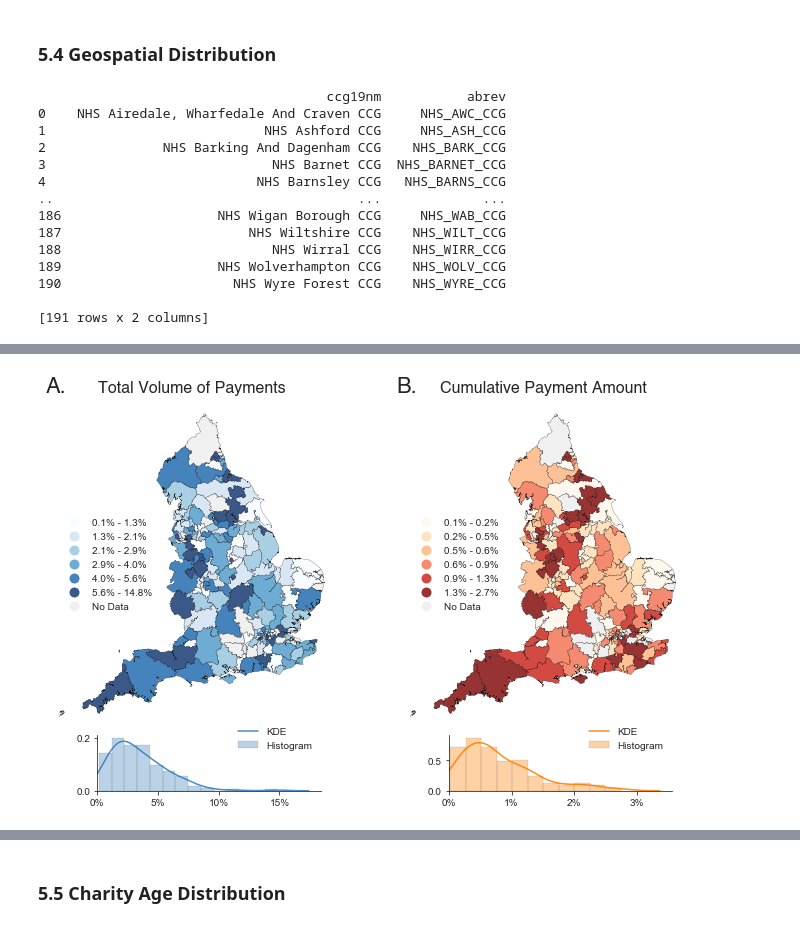
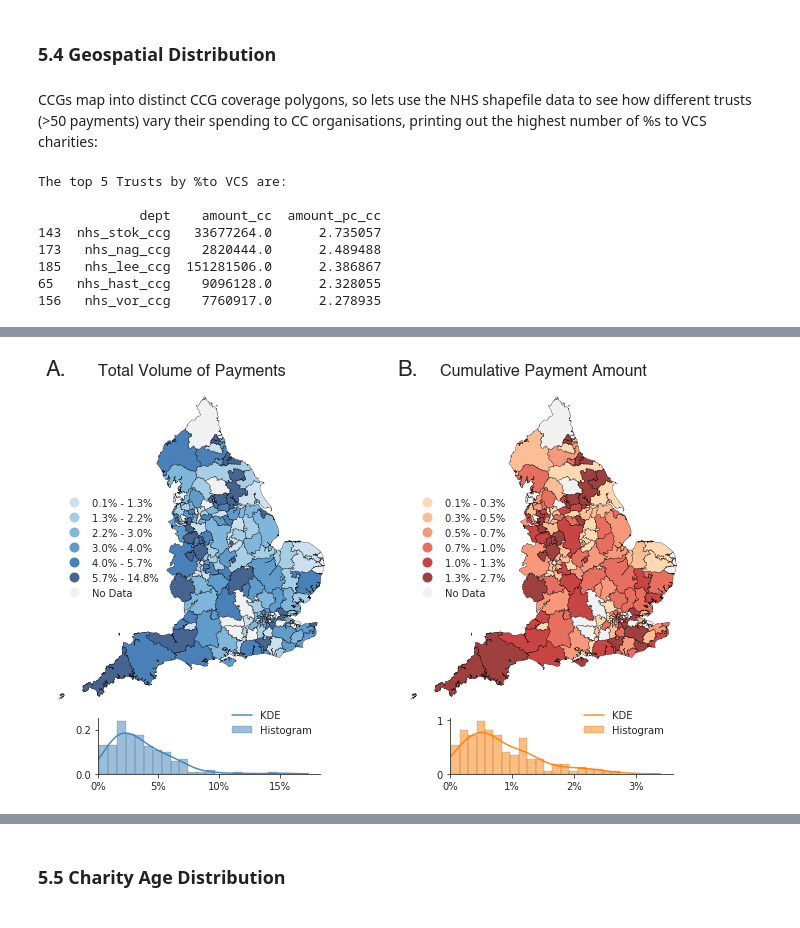
Before and after one commit to crahal/NHSSpend, a Jupyter notebook: src/analysis/charity_analysis_notebook.ipynb, the cells around one changed output, grey strips where cells are left out. Saved outputs shown, nothing was run; the diff lists cells and outputs as text; code cells hidden in the pictures.

```diff
--- a/src/analysis/charity_analysis_notebook.ipynb
+++ b/src/analysis/charity_analysis_notebook.ipynb
@@ -306,3 +171,0 @@ There are 371 normalised unique names on all 3
-# %%
-ccg_pay_df = ccg_pay_df[(ccg_pay_df['date'] > '2010-01-01') & (ccg_pay_df['date'] < '2020-04-01')]
-summarize_payments(ccg_pay_df, 'CCG')
@@ -382,0 +281,4 @@ plot_match_distribution(sup_df, trust_pay_df, figure_path, (12, 7))
+# %%
+pay_df_cc_ccg, cc_sup_ccg = build_charity_df(ccg_pay_df,
+                                             cc_name, icnpo_df, cc_fin, data_path)
+hide_toggle()
@@ -484,22 +503,19 @@ for column in ['verif_match', 'supplier']:
 # %% [markdown]
 ### 5.4 Geospatial Distribution
+# %% [markdown]
+CCGs map into distinct CCG coverage polygons, so lets use the NHS shapefile data to see how different trusts (>50 payments) vary their spending to CC organisations, printing out the highest number of %s to VCS charities:
 # %%
-ccg_merged = make_ccg_to_gdf(ccg_pay_df, pay_df_cc,
-                             support_path)
+ccg_merged = make_ccg_to_gdf(pd.concat([ccg_pay_df,trust_pay_df]),
+                             pay_df_cc_ccg, support_path)
 gdf=make_gdf(ccg_merged, shape_path, support_path)
-plot_choropleths(gdf, figure_path)
+plot_choropleths_ccg(gdf, figure_path)
+hide_toggle()
 # %% [output]
-                                     ccg19nm           abrev
-0    NHS Airedale, Wharfedale And Craven CCG     NHS_AWC_CCG
-1                            NHS Ashford CCG     NHS_ASH_CCG
-2               NHS Barking And Dagenham CCG    NHS_BARK_CCG
-3                             NHS Barnet CCG  NHS_BARNET_CCG
-4                           NHS Barnsley CCG   NHS_BARNS_CCG
-..                                       ...             ...
-186                    NHS Wigan Borough CCG     NHS_WAB_CCG
-187                        NHS Wiltshire CCG    NHS_WILT_CCG
-188                           NHS Wirral CCG    NHS_WIRR_CCG
-189                    NHS Wolverhampton CCG    NHS_WOLV_CCG
-190                      NHS Wyre Forest CCG    NHS_WYRE_CCG
+The top 5 Trusts by %to VCS are:
 
-[191 rows x 2 columns]
+             dept    amount_cc  amount_pc_cc
+143  nhs_stok_ccg   33677264.0      2.735057
+173   nhs_nag_ccg    2820444.0      2.489488
+185   nhs_lee_ccg  151281506.0      2.386867
+65   nhs_hast_ccg    9096128.0      2.328055
+156   nhs_vor_ccg    7760917.0      2.278935
@@ -506 +523 @@ plot_choropleths(gdf, figure_path)
-[figure, old version]
+[figure, new version]
```
Also changed, not shown: parts of 78 cells of this notebook, 2 other files.
